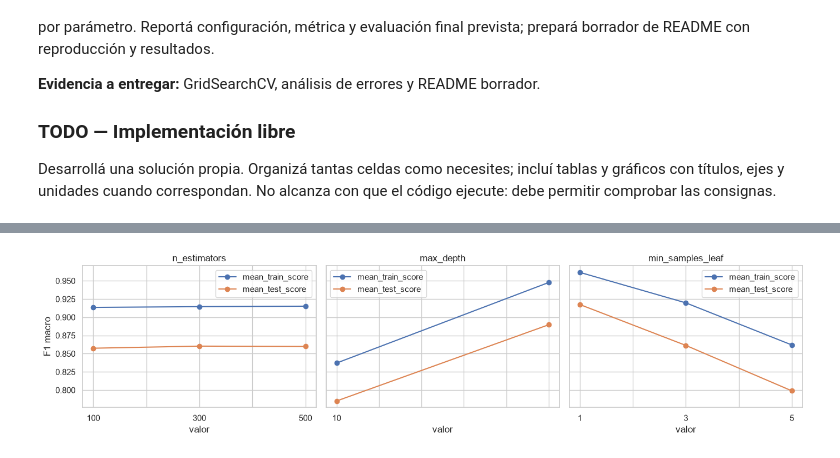
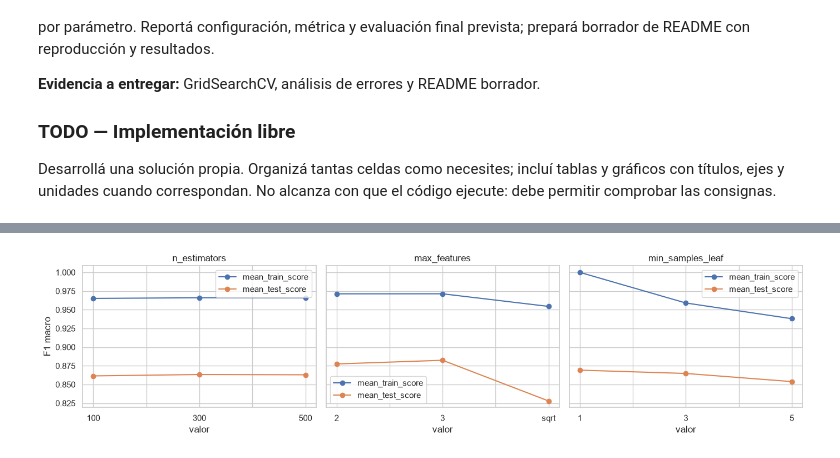
Before and after one commit to francosalama/paa-integrador-ortelana, a Jupyter notebook: actividad_14.ipynb, the cells around one changed output, grey strips where cells are left out. Cells and saved outputs as stored; diff of their text form; code cells hidden in the pictures.

```diff
--- a/actividad_14.ipynb
+++ b/actividad_14.ipynb
@@ -33,7 +33,7 @@ df = pd.read_csv("ventas_historicas_ortelana_argentina.csv")
 
 # Partición de la actividad 01: misma semilla, mismas filas de train y test
 target = "Format_Reporte"
-features = ["Sucursal_ID", "Tela_ID", "Año", "Metros1", "Metros2"]
+features = ["Año", "Metros1", "Metros2"]   # sin Sucursal_ID ni Tela_ID (actividad 13)
 train, test = train_test_split(df, test_size=0.2, stratify=df[target], random_state=RANDOM_STATE)
 
 # Control: tiene que coincidir con la partición guardada en particion_train_test.csv
@@ -42,6 +42,7 @@ assert (particion[test.index] == "test").all() and (particion == "test").sum() =
 
 X_train, X_test = train[features], test[features]
 y_train, y_test = train[target], test[target]
+grupos = train["Sucursal_ID"].astype(str) + "|" + train["Tela_ID"]   # par (Sucursal, Tela), solo para agrupar la CV
 
 print("Train:", X_train.shape, "| Test:", X_test.shape)
 # %% [output]
@@ -50,42 +51,44 @@ Train: (2628, 5) | Test: (657, 5)
 from sklearn.pipeline import Pipeline
 from sklearn.compose import ColumnTransformer
 from sklearn.impute import SimpleImputer
-from sklearn.preprocessing import OneHotEncoder
 from sklearn.ensemble import RandomForestClassifier
-from sklearn.model_selection import StratifiedKFold, GridSearchCV, cross_val_predict
+from sklearn.model_selection import StratifiedKFold, StratifiedGroupKFold, GridSearchCV, cross_val_predict, cross_val_score
 from sklearn.metrics import classification_report, ConfusionMatrixDisplay
 import time
 
-cat_cols = ["Sucursal_ID", "Tela_ID"]
 num_cols = ["Año", "Metros1", "Metros2"]
 
-def crear_pipeline_completo(modelo):
-    """Numéricas: imputar con la mediana (sin escalar). Categóricas: imputar con la moda y one-hot."""
+def crear_pipeline_final(modelo):
+    """Solo variables de volumen y año: imputar con la mediana (sin escalar, RF es invariante a la escala).
+    Sucursal_ID y Tela_ID no entran al modelo: con un par conocido alcanza con su formato histórico."""
     preprocesador = ColumnTransformer([
-        ("num", Pipeline([("imputar", SimpleImputer(strategy="median"))]), num_cols),   # sin escalado: RF es invariante a la escala
-        ("cat", Pipeline([("imputar", SimpleImputer(strategy="most_frequent")),
-                          ("onehot", OneHotEncoder(handle_unknown="ignore", sparse_output=False))]), cat_cols),
+        ("num", Pipeline([("imputar", SimpleImputer(strategy="median"))]), num_cols),
     ], verbose_feature_names_out=False)
     return Pipeline([("preprocesamiento", preprocesador), ("modelo", modelo)])
 
 # Pipeline candidato de la actividad 13
-pipe_rf = crear_pipeline_completo(RandomForestClassifier(n_estimators=100, random_state=RANDOM_STATE, n_jobs=-1))
-cv5 = StratifiedKFold(n_splits=5, shuffle=True, random_state=RANDOM_STATE)
+pipe_rf = crear_pipeline_final(RandomForestClassifier(n_estimators=100, random_state=RANDOM_STATE, n_jobs=-1))
+
+# El modelo se va a usar con pares (Sucursal, Tela) nuevos: la búsqueda se valida con la CV agrupada por par
+cv_grupos = StratifiedGroupKFold(n_splits=5, shuffle=True, random_state=RANDOM_STATE)
+cv5 = StratifiedKFold(n_splits=5, shuffle=True, random_state=RANDOM_STATE)   # CV aleatoria, solo como referencia
 # %%
-# 14.1 GridSearchCV: 3 hiperparámetros x 3 valores = 27 combinaciones x 5 folds (solo train)
+# 14.1 GridSearchCV: 3 hiperparámetros x 3 valores = 27 combinaciones x 5 folds agrupados por par (solo train)
 grilla = {"modelo__n_estimators": [100, 300, 500],
-          "modelo__max_depth": [None, 10, 20],
+          "modelo__max_features": ["sqrt", 2, 3],   # variables candidatas en cada corte (de 3)
           "modelo__min_samples_leaf": [1, 3, 5]}
 
-busqueda = GridSearchCV(pipe_rf, grilla, cv=cv5, scoring="f1_macro", n_jobs=-1, return_train_score=True)
+busqueda = GridSearchCV(pipe_rf, grilla, cv=cv_grupos, scoring="f1_macro", n_jobs=-1, return_train_score=True)
 inicio = time.perf_counter()
-busqueda.fit(X_train, y_train)
+busqueda.fit(X_train, y_train, groups=grupos)
 print(f"Tiempo de búsqueda: {time.perf_counter() - inicio:.1f} s")
 print("Mejor configuración:", busqueda.best_params_)
-print(f"Mejor F1 macro CV (5 folds): {busqueda.best_score_:.4f}")
+print(f"Mejor F1 macro CV agrupada (5 folds): {busqueda.best_score_:.4f} ± {busqueda.cv_results_['std_test_score'][busqueda.best_index_]:.4f}")
+referencia = cross_val_score(busqueda.best_estimator_, X_train, y_train, cv=cv5, scoring="f1_macro")
+print(f"Misma configuración con CV aleatoria (referencia): {referencia.mean():.4f} ± {referencia.std():.4f}")
 
 resultados = pd.DataFrame(busqueda.cv_results_)
-columnas = ["param_modelo__n_estimators", "param_modelo__max_depth", "param_modelo__min_samples_leaf",
+columnas = ["param_modelo__n_estimators", "param_modelo__max_features", "param_modelo__min_samples_leaf",
             "mean_train_score", "mean_test_score", "std_test_score", "mean_fit_time", "rank_test_score"]
 resultados[columnas].sort_values("rank_test_score").head(12).round(4)
 # %% [output]
@@ -108,13 +112,13 @@ Mejor F1 macro CV (5 folds): 0.9651
 # %%
 # 14.2 Efecto de cada hiperparámetro (promedio de F1 sobre el resto de la grilla)
 fig, axes = plt.subplots(1, 3, figsize=(14, 3.6), sharey=True)
-for ax, parametro in zip(axes, ["n_estimators", "max_depth", "min_samples_leaf"]):
+for ax, parametro in zip(axes, ["n_estimators", "max_features", "min_samples_leaf"]):
     columna = "param_modelo__" + parametro
     efecto = resultados.groupby(resultados[columna].astype(str))[["mean_train_score", "mean_test_score"]].mean()
     efecto.plot(marker="o", ax=ax)
     ax.set(title=parametro, xlabel="valor", ylabel="F1 macro")
 plt.tight_layout()
 plt.show()
 # %% [output]
-[figure, old version]
+[figure, new version]
 # %%
```
Also changed, not shown: parts of 5 cells of this notebook, 6 other files.
